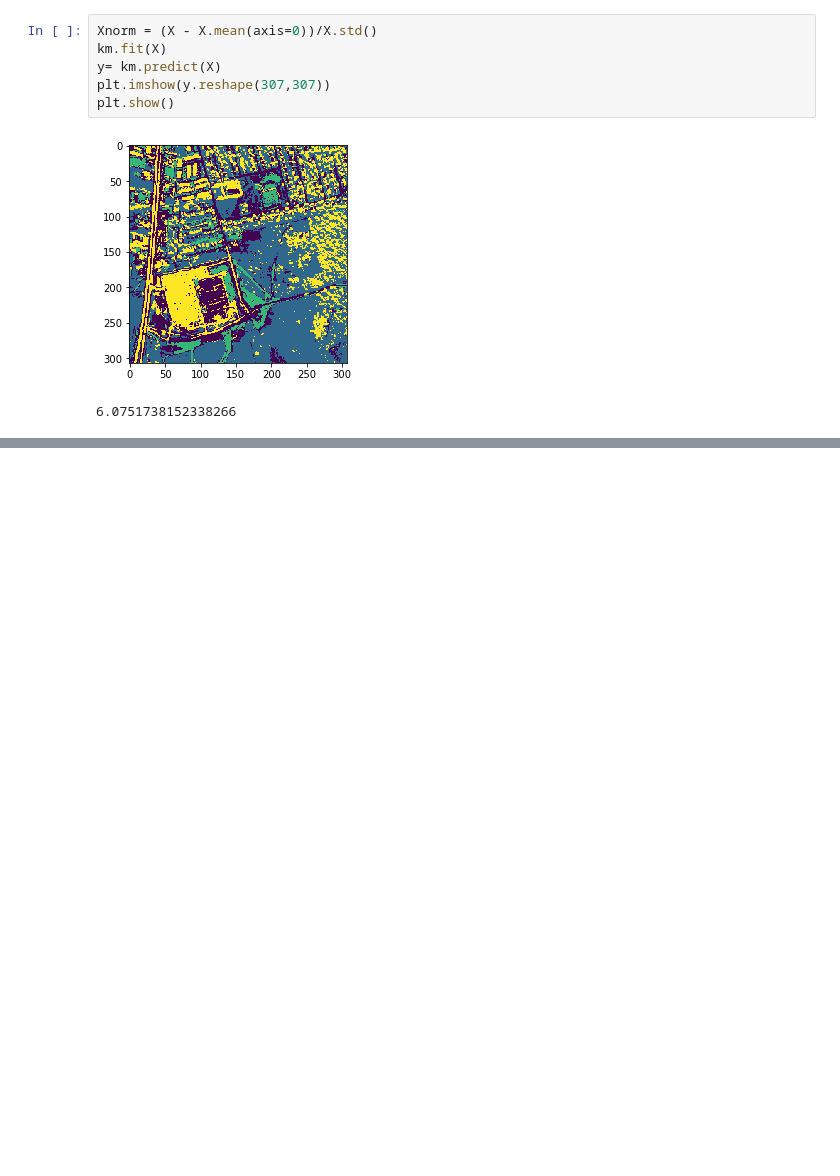
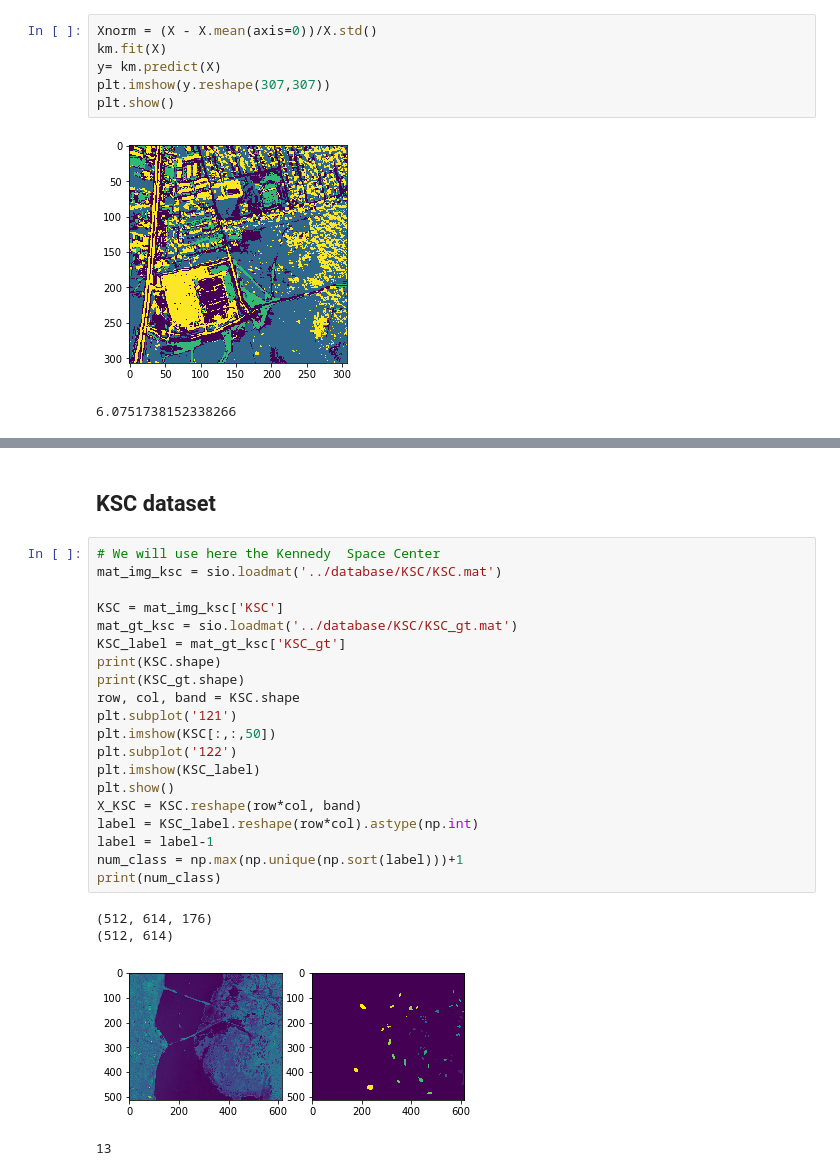
Before and after one commit to sofsoo1995/Hyperspectral-Image-Classification-Using-Graph-Clustering-Methods, a Jupyter notebook: Experiments.ipynb, the cells around one changed output, grey strips where cells are left out. Cells and saved outputs as stored; diff of their text form; blank space fills up the shorter version.

```diff
--- a/Experiments.ipynb
+++ b/Experiments.ipynb
@@ -291,0 +351,27 @@ plt.show()
+# %% [markdown]
+## KSC dataset
+# %%
+# We will use here the Kennedy  Space Center
+mat_img_ksc = sio.loadmat('../database/KSC/KSC.mat')
+
+KSC = mat_img_ksc['KSC']
+mat_gt_ksc = sio.loadmat('../database/KSC/KSC_gt.mat')
+KSC_label = mat_gt_ksc['KSC_gt']
+print(KSC.shape)
+print(KSC_gt.shape)
+row, col, band = KSC.shape
+plt.subplot('121')
+plt.imshow(KSC[:,:,50])
+plt.subplot('122')
+plt.imshow(KSC_label)
+plt.show()
+X_KSC = KSC.reshape(row*col, band)
+label = KSC_label.reshape(row*col).astype(np.int)
+label = label-1
+num_class = np.max(np.unique(np.sort(label)))+1
+print(num_class)
+# %% [output]
+(512, 614, 176)
+(512, 614)
+[figure, added]
+13
```
Also changed, not shown: parts of 13 cells of this notebook, 1 other file.
